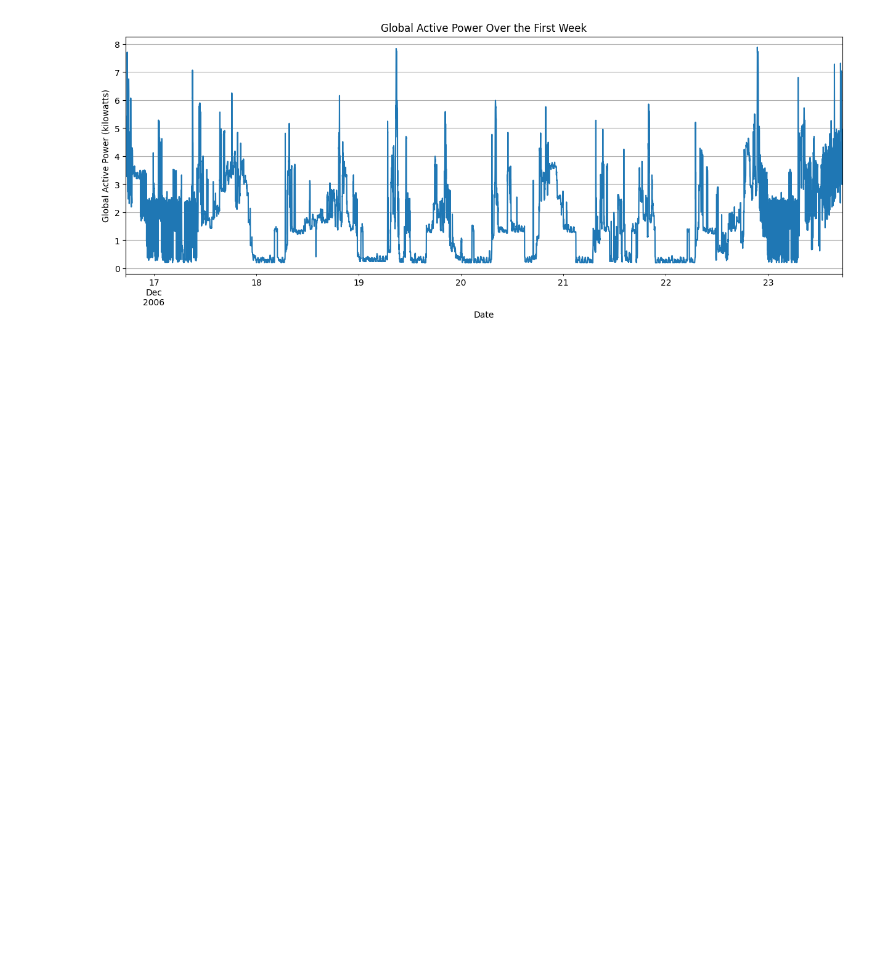
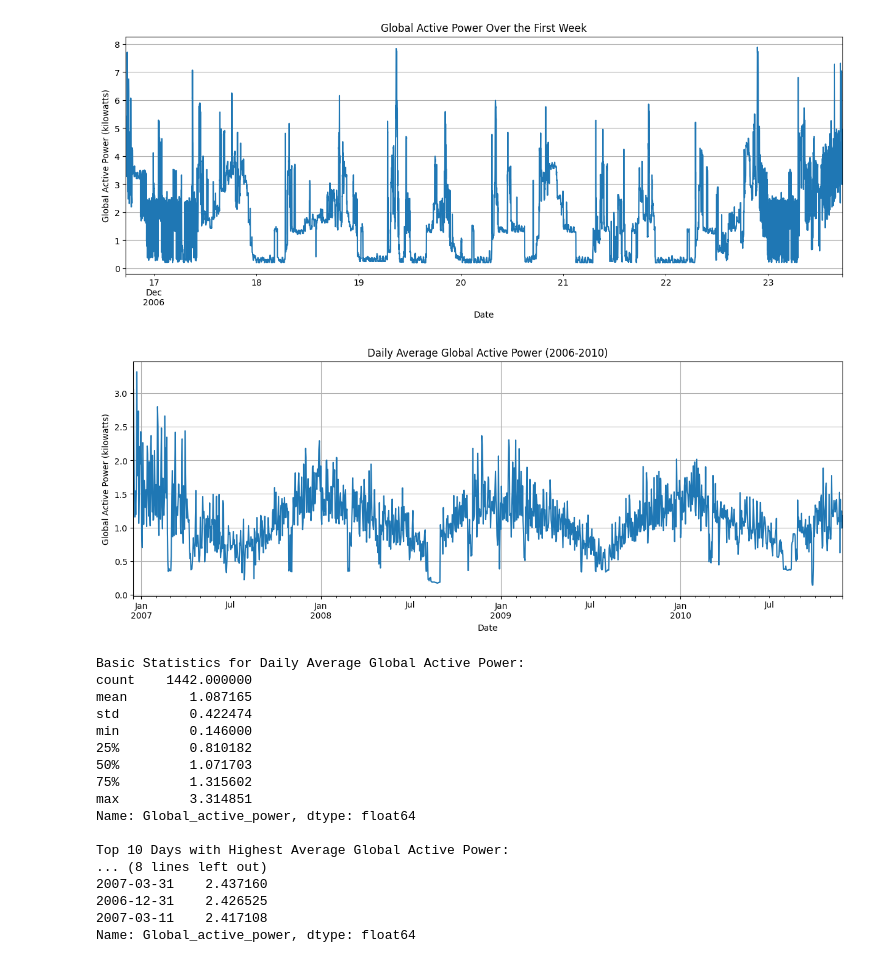
Before and after one commit to nathomkar799/Energy-Consumption-Analysis, a Jupyter notebook: notebooks/exploration.ipynb, the cells around one changed output. Drawn from its saved outputs; the diff is of its cells as text; code cells hidden in the pictures; blank space fills up the shorter version.

```diff
--- a/notebooks/exploration.ipynb
+++ b/notebooks/exploration.ipynb
@@ -125,3 +125,42 @@ plt.grid(True)
 plt.show()
 # %% [output]
 [figure]
+# %%
+# Resample to daily averages
+df_daily = df.resample('D').mean()
+
+# Plot daily average Global_active_power
+plt.figure(figsize=(15, 5))
+df_daily['Global_active_power'].plot()
+plt.title('Daily Average Global Active Power (2006-2010)')
+plt.xlabel('Date')
+plt.ylabel('Global Active Power (kilowatts)')
+plt.grid(True)
+plt.show()
+
+# Basic statistics
+print("Basic Statistics for Daily Average Global Active Power:")
+print(df_daily['Global_active_power'].describe())
+
+# Identify top 10 days with highest average consumption
+print("\nTop 10 Days with Highest Average Global Active Power:")
+print(df_daily['Global_active_power'].nlargest(10))
+# %% [output]
+[figure, added]
+Basic Statistics for Daily Average Global Active Power:
+count    1442.000000
+mean        1.087165
+std         0.422474
+min         0.146000
+25%         0.810182
+50%         1.071703
+75%         1.315602
+max         3.314851
+Name: Global_active_power, dtype: float64
+
+Top 10 Days with Highest Average Global Active Power:
+... (8 lines left out)
+2007-03-31    2.437160
+2006-12-31    2.426525
+2007-03-11    2.417108
+Name: Global_active_power, dtype: float64
```
Also changed, not shown: parts of 2 cells of this notebook.
